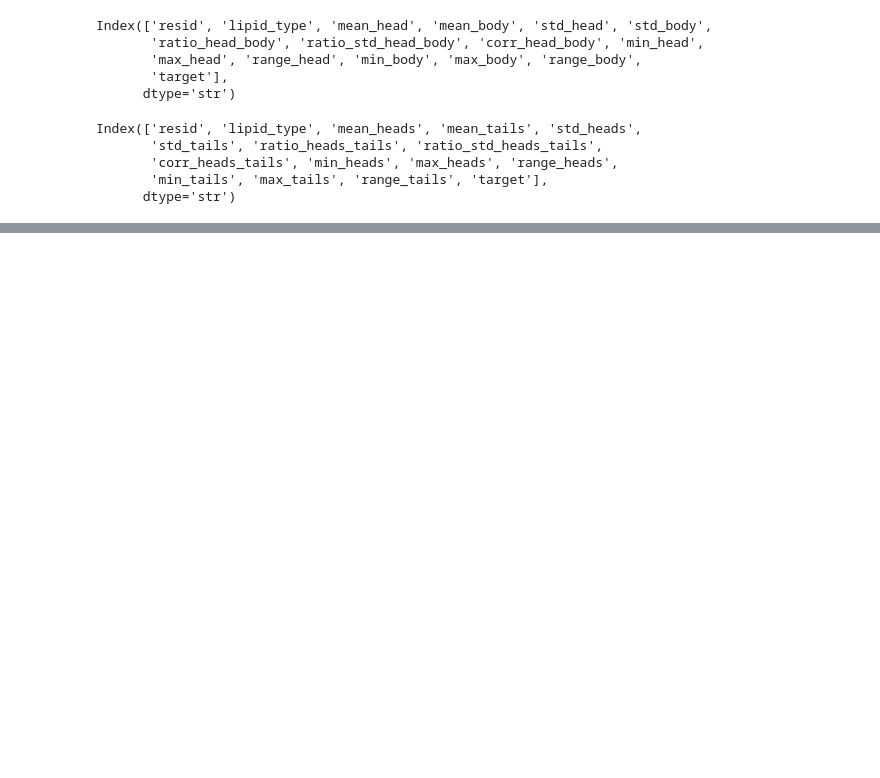
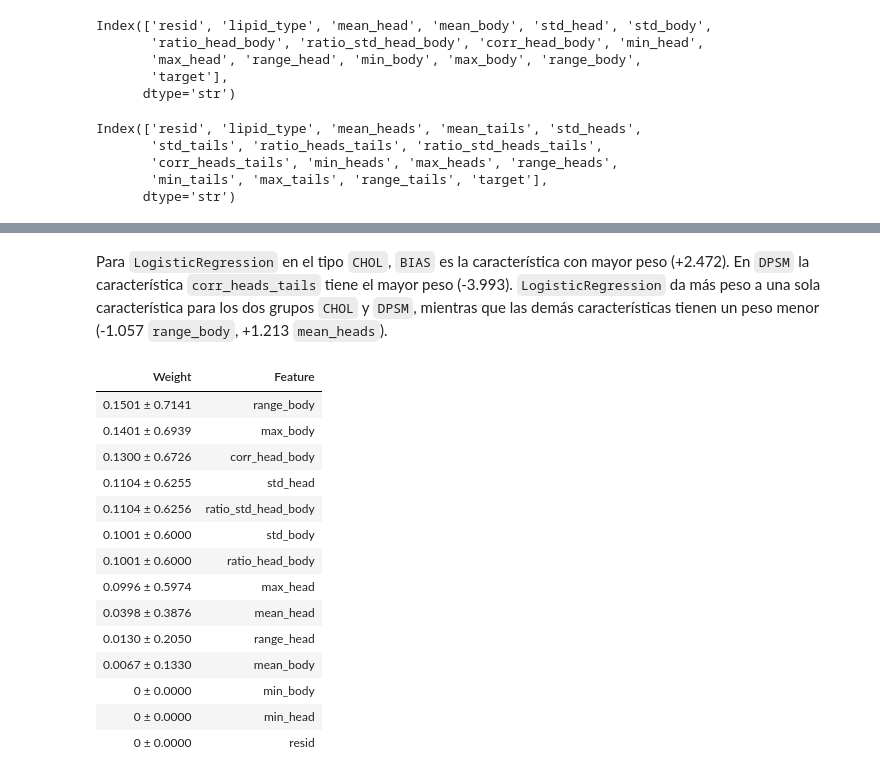
Before and after one commit to dylanhrojas/mouse-nmr, a Jupyter notebook: analysis.ipynb, the cells around one changed output, grey strips where cells are left out. Saved outputs shown, nothing was run; the diff lists cells and outputs as text; code cells hidden in the pictures; blank space fills up the shorter version.

Commit message:
feat: prepare data, train models and evaluate results

```diff
--- a/analysis.ipynb
+++ b/analysis.ipynb
@@ -620,0 +693,34 @@ Index(['resid', 'lipid_type', 'mean_heads', 'mean_tails', 'std_heads',
+# %%
+%%time
+from sklearn.linear_model import LogisticRegression
+from sklearn.ensemble import RandomForestClassifier
+from sklearn.model_selection import cross_validate
+from xgboost import XGBClassifier
+
+# 1. Logistic Regression
+lr_baseline = LogisticRegression(random_state=42)
+
+# 2. Random Forest
+rf_baseline = RandomForestClassifier(random_state=42)
+
+# 3. XGBoost
+xgb_baseline = XGBClassifier(random_state=42, verbosity=0)
+
+
+def validate_model(model, X, y, scoring, cv=5):
+    results = cross_validate(model, X, y, scoring=scoring, cv=cv)
+    results["model"] = model.__class__.__name__
+    return results
+
+scoring = {
+    "accuracy": "accuracy",
+    "precision": "precision",
+    "recall": "recall",
+    "f1": "f1",
+    "roc_auc": "roc_auc"
+}
+
+results_chol_baseline, results_dpsm_baseline = [], []
+for model in (lr_baseline, rf_baseline, xgb_baseline):
+    results_chol_baseline.append(validate_model(model, X_train_chol_scaled, y_train_chol, scoring))
+    results_dpsm_baseline.append(validate_model(model, X_train_dpsm_scaled, y_train_dpsm, scoring))
@@ -620,0 +769,5 @@ Index(['resid', 'lipid_type', 'mean_heads', 'mean_tails', 'std_heads',
+# %%
+import eli5
+
+lr_baseline.fit(X_train_chol_scaled, y_train_chol)
+eli5.show_weights(lr_baseline, feature_names=X_chol.columns.to_list())
@@ -620,0 +809,21 @@ Index(['resid', 'lipid_type', 'mean_heads', 'mean_tails', 'std_heads',
+# %% [markdown]
+Para `LogisticRegression` en el tipo `CHOL`, `BIAS` es la característica con mayor peso (+2.472). En `DPSM` la característica `corr_heads_tails` tiene el mayor peso (-3.993). `LogisticRegression` da más peso a una sola característica para los dos grupos `CHOL` y `DPSM`, mientras que las demás características tienen un peso menor (-1.057 `range_body`, +1.213 `mean_heads`).
+# %%
+rf_baseline.fit(X_train_chol_scaled, y_train_chol)
+eli5.show_weights(rf_baseline, feature_names=X_chol.columns.to_list())
+# %% [output]
+| Weight | Feature |
+| 0.1501 ± 0.7141 | range_body |
+| 0.1401 ± 0.6939 | max_body |
+| 0.1300 ± 0.6726 | corr_head_body |
+| 0.1104 ± 0.6255 | std_head |
+| 0.1104 ± 0.6256 | ratio_std_head_body |
+| 0.1001 ± 0.6000 | std_body |
+| 0.1001 ± 0.6000 | ratio_head_body |
+| 0.0996 ± 0.5974 | max_head |
+| 0.0398 ± 0.3876 | mean_head |
+| 0.0130 ± 0.2050 | range_head |
+| 0.0067 ± 0.1330 | mean_body |
+| 0 ± 0.0000 | min_body |
+| 0 ± 0.0000 | min_head |
+| 0 ± 0.0000 | resid |
```
Also changed, not shown: parts of 16 cells of this notebook.
